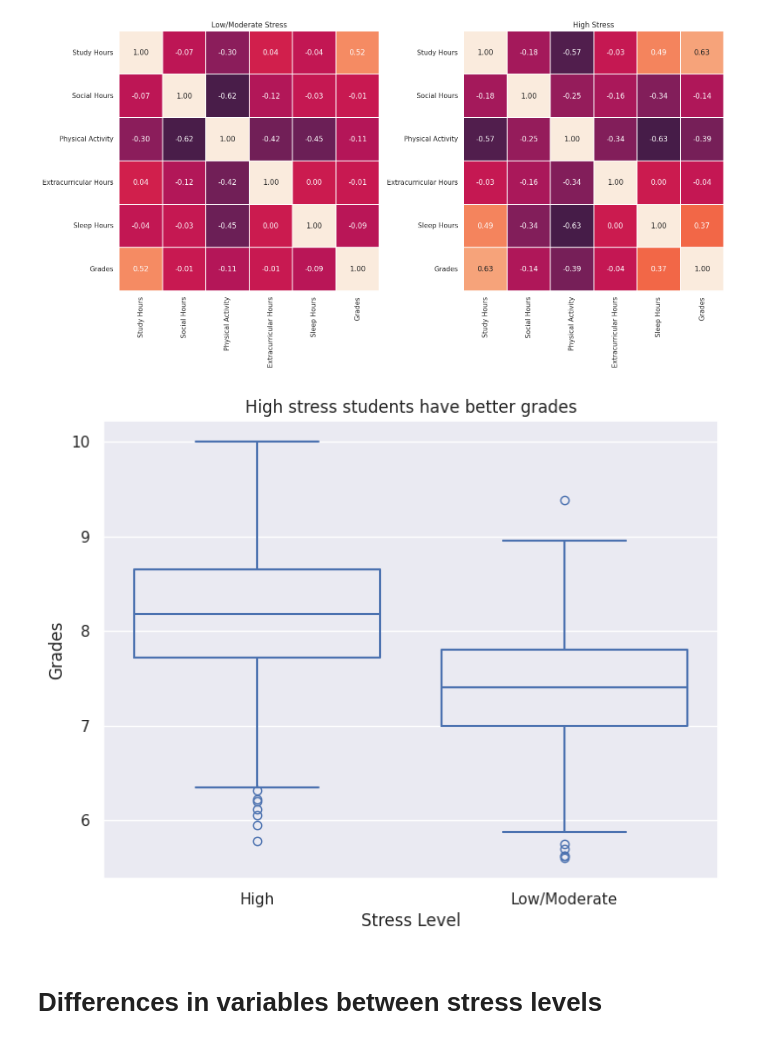
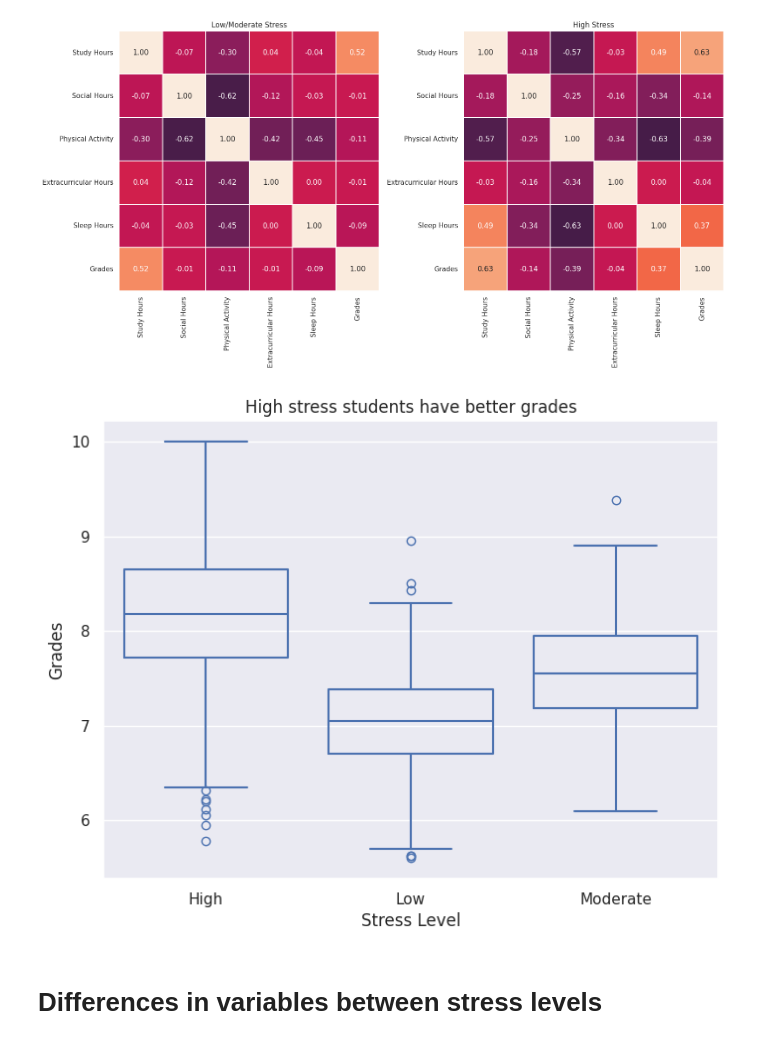
Before and after one commit to vramaiah/student-success-factors, a Jupyter notebook: student_success.ipynb, the cells around one changed output. Saved outputs shown, nothing was run; the diff lists cells and outputs as text; code cells hidden in the pictures.

```diff
--- a/student_success.ipynb
+++ b/student_success.ipynb
@@ -188,15 +188,15 @@ plt.show()
 # %%
 # Create the boxplot
 plt.figure(figsize=(8, 6))
-sns.boxplot(data=df, x=STRESS_GROUPED, y=GRADES, fill=False)
+sns.boxplot(data=df, x=STRESS, y=GRADES, fill=False)
 
 # Labeling
 plt.title("High stress students have better grades")
 plt.xlabel("Stress Level")
 plt.ylabel("Grades")
 plt.show()
 # %% [output]
-[figure, old version]
+[figure, new version]
 # %% [markdown]
 # Differences in variables between stress levels
 # %%
```
Also changed, not shown: parts of 3 cells of this notebook.
